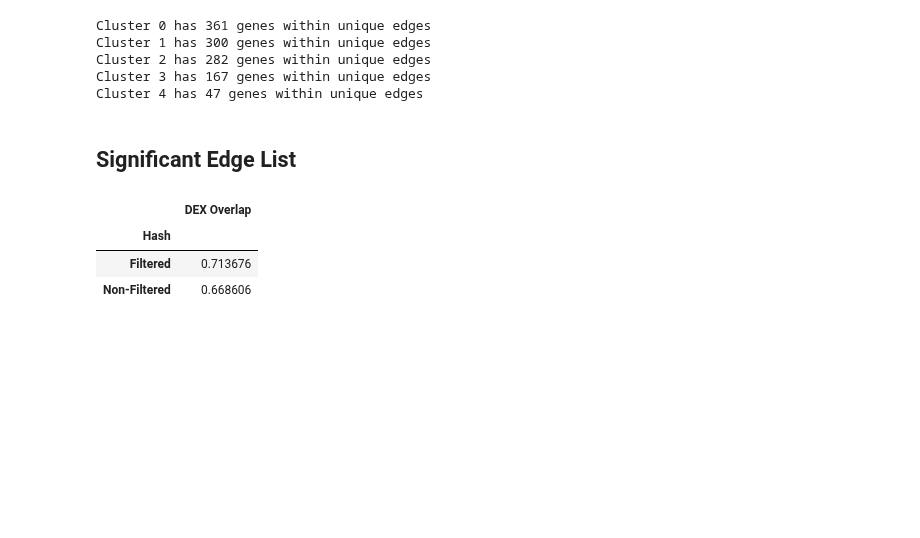
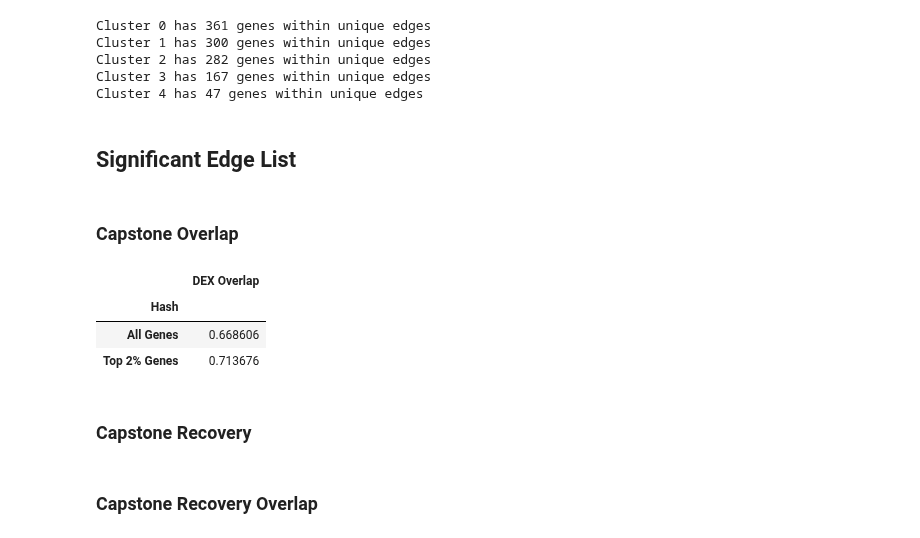
Before and after one commit to Oafish1/iBrainMap-Analysis, a Jupyter notebook: scripts/figure_5cd_6a_s12_rev1.ipynb, the cells around one changed output. Saved outputs shown, nothing was run; the diff lists cells and outputs as text; code cells hidden in the pictures; blank space fills up the shorter version.

Commit message:
Figure revisions, distribution tests for capstone comparison, recompilation

```diff
--- a/scripts/figure_5cd_6a_s12_rev1.ipynb
+++ b/scripts/figure_5cd_6a_s12_rev1.ipynb
@@ -785,6 +791,8 @@ fig.savefig(f'../plots/cluster_unique_genes_{head}.pdf', bbox_inches='tight', pa
 # Get significant DEX genes
 dex_genes = pd.read_csv('PsychAD_SupplementaryTable6.csv.gz')
 dex_gene_list = dex_genes.loc[dex_genes['FDR'] < .05, 'ID'].unique()
+# %% [markdown]
+### Capstone Overlap
 # %%
 # Get all present edges
 has_value = np.argwhere(~np.isnan(all_data['data']))
@@ -809,34 +817,38 @@ sig_edges = data_edges.loc[data_edges['Top']]
 # %%
 # Get percentage shared with capstone
 # shared_w_capstone = data_edges[['Subject ID', 'AD', 'DEX Overlap', 'Top']].groupby(['Subject ID', 'AD', 'Top']).mean().reset_index()
 # shared_w_capstone['Hash'] = shared_w_capstone.apply(lambda r: f'{"Filtered " if r["Top"] else ""}{"AD" if r["AD"] else "Non-AD"}', axis=1)
 # Hard filter
 shared_w_capstone = data_edges[['Subject ID', 'AD', 'DEX Overlap', 'Top']].groupby(['Subject ID', 'AD', 'Top']).mean().reset_index()
-shared_w_capstone['Hash'] = shared_w_capstone.apply(lambda r: f'{"Filtered" if r["Top"] else "Non-Filtered"}', axis=1)
+top_names = ['Top 2% Genes', 'All Genes']  # ['Filtered', 'Non-Filtered']
+shared_w_capstone['Hash'] = shared_w_capstone.apply(lambda r: f'{top_names[0] if r["Top"] else top_names[1]}', axis=1)
 
 # Create plot
 fig, ax = plt.subplots(figsize=(3, 5))
 
 # Plot
 sns.boxplot(
     shared_w_capstone, x='Hash', y='DEX Overlap',
     # order=['Non-AD', 'Filtered Non-AD', 'AD', 'Filtered AD'], palette={0.: 'blue', 1.: 'red'}, hue='AD',
-    order=['Non-Filtered', 'Filtered'], color='black',
+    order=top_names[::-1], color='black',
     fill=False, legend=False, ax=ax)
 ax.set(xlabel=None, ylabel='Capstone Overlap')
+ax.set_xticks(ax.get_xticks())
 ax.set_xticklabels(ax.get_xticklabels(), rotation=90)
 # ax.set(xticks=[0, 1], xticklabels=['Non-AD', 'AD'])
 ax.set_ylim(0, 1)
 sns.despine(ax=ax)
 
 # Save
 fig.savefig(f'../plots/capstone_overlap.pdf', bbox_inches='tight', pad_inches=1, format='pdf', transparent=True)
 shared_w_capstone[['Hash', 'DEX Overlap']].groupby(['Hash']).mean()
 # %% [output]
 |  | DEX Overlap |
 | Hash |  |
-| Filtered | 0.713676 |
-| Non-Filtered | 0.668606 |
+| All Genes | 0.668606 |
+| Top 2% Genes | 0.713676 |
+# %% [markdown]
+### Capstone Recovery
 # %%
 # Get AD genes, include duplicates
 identified_genes = np.concatenate([sig_edges['Source'], sig_edges['Target']])
@@ -874,6 +886,8 @@ ax.set_ylim(0, 1)
 
 # Save
 fig.savefig(f'../plots/capstone_recovery.pdf', bbox_inches='tight', pad_inches=1, format='pdf', transparent=True)
+# %% [markdown]
+### Capstone Recovery Overlap
 # %%
 # Get overlap by population threshold
 results = []
```
Also changed, not shown: parts of 7 cells of this notebook, 13 other files.
